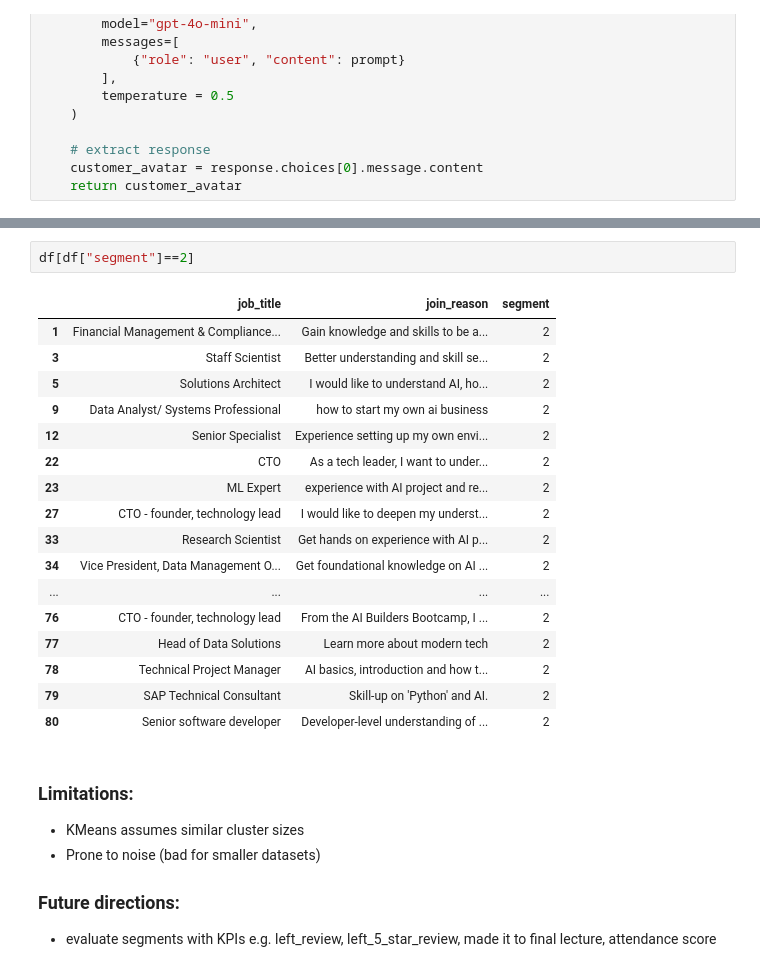
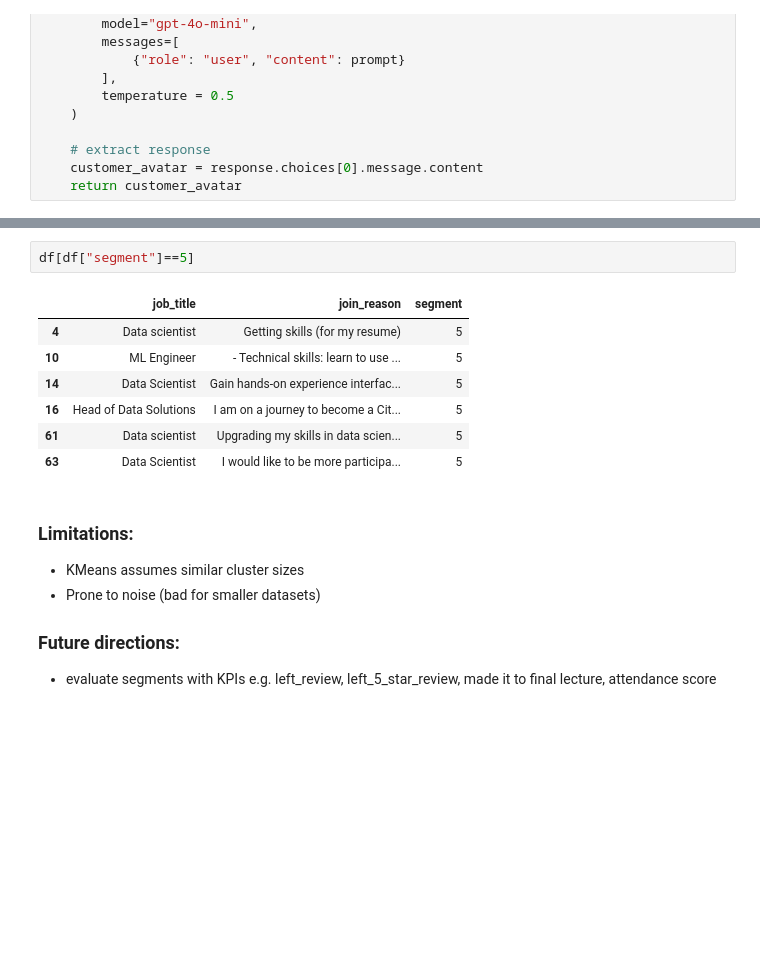
Before and after one commit to ShawhinT/AI-Builders-Bootcamp-3, a Jupyter notebook: lightning-lesson/customer_segmentation_example.ipynb, the cells around one changed output, grey strips where cells are left out. Saved outputs shown, nothing was run; the diff lists cells and outputs as text; blank space fills up the shorter version.

```diff
--- a/lightning-lesson/customer_segmentation_example.ipynb
+++ b/lightning-lesson/customer_segmentation_example.ipynb
@@ -206,24 +222,14 @@ Segment 3 | Size: 12
 ----------------------------------------------------------------------------------------------------
 # %%
-df[df["segment"]==2]
+df[df["segment"]==5]
 # %% [output]
 |  | job_title | join_reason | segment |
-| 1 | Financial Management & Compliance... | Gain knowledge and skills to be a... | 2 |
-| 3 | Staff Scientist | Better understanding and skill se... | 2 |
-| 5 | Solutions Architect | I would like to understand AI, ho... | 2 |
-| 9 | Data Analyst/ Systems Professional | how to start my own ai business | 2 |
-| 12 | Senior Specialist | Experience setting up my own envi... | 2 |
-| 22 | CTO | As a tech leader, I want to under... | 2 |
-| 23 | ML Expert | experience with AI project and re... | 2 |
-| 27 | CTO - founder, technology lead | I would like to deepen my underst... | 2 |
-| 33 | Research Scientist | Get hands on experience with AI p... | 2 |
-| 34 | Vice President, Data Management O... | Get foundational knowledge on AI ... | 2 |
-| ... | ... | ... | ... |
-| 76 | CTO - founder, technology lead | From the AI Builders Bootcamp, I ... | 2 |
-| 77 | Head of Data Solutions | Learn more about modern tech | 2 |
-| 78 | Technical Project Manager | AI basics, introduction and how t... | 2 |
-| 79 | SAP Technical Consultant | Skill-up on 'Python' and AI. | 2 |
-| 80 | Senior software developer | Developer-level understanding of ... | 2 |
+| 4 | Data scientist | Getting skills (for my resume) | 5 |
+| 10 | ML Engineer | - Technical skills: learn to use ... | 5 |
+| 14 | Data Scientist | Gain hands-on experience interfac... | 5 |
+| 16 | Head of Data Solutions | I am on a journey to become a Cit... | 5 |
+| 61 | Data scientist | Upgrading my skills in data scien... | 5 |
+| 63 | Data Scientist | I would like to be more participa... | 5 |
 # %% [markdown]
 ### Limitations:
 - KMeans assumes similar cluster sizes
```
Also changed, not shown: parts of 3 cells of this notebook, 1 other file.
